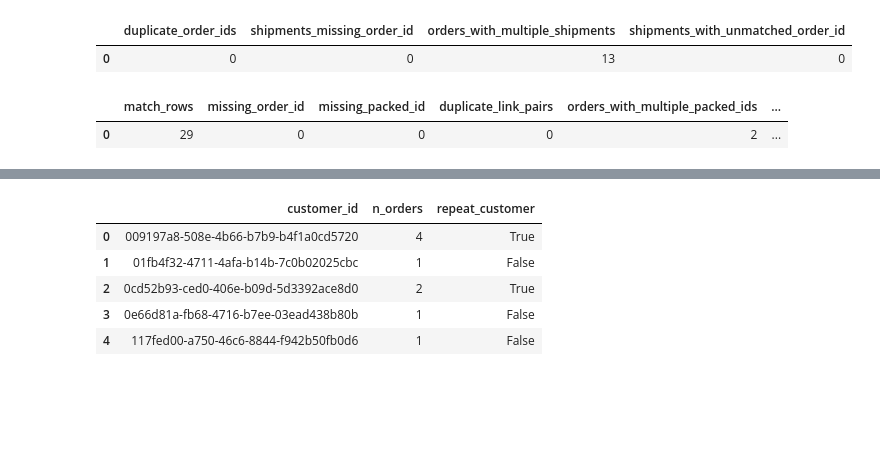
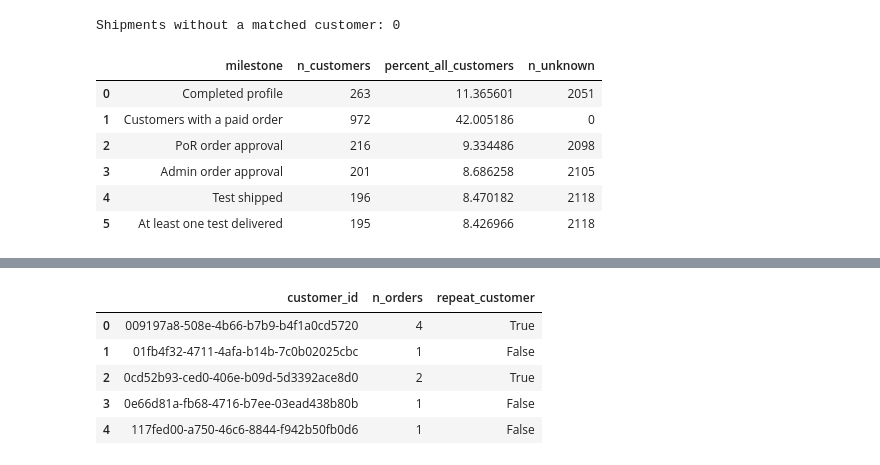
Before and after one commit to BlueMarginalist/DIIG-F26-Adyn, a Jupyter notebook: morgan/package.ipynb, the cells around one changed output, grey strips where cells are left out. Cells and saved outputs as stored; diff of their text form; code cells hidden in the pictures; blank space fills up the shorter version.

```diff
--- a/morgan/package.ipynb
+++ b/morgan/package.ipynb
@@ -797,15 +1319,59 @@ def repeat_order_summary(
+# %%
+
+
+order_customers = orders[["id", "customer_id"]].rename(
+    columns={"id": "order_id"}
+)
+
+shipments_with_customers = shipments.merge(
+    order_customers,
+    on="order_id",
+    how="left",
+    validate="many_to_one",  # Multiple shipments can belong to one order.
+)
+
+# Check that each shipment successfully linked to a customer.
+print(
+    "Shipments without a matched customer:",
+    shipments_with_customers["customer_id"].isna().sum(),
+)
+# %% [output]
+Shipments without a matched customer: 0
 # %%
-
-rx_orders = load_dataframe("RxOrders", conn)
-rx_written = load_dataframe("RxWritten", conn)
-rx_shipments = load_dataframe("RxShipments", conn)
-rx_packed = load_dataframe("RxPacked", conn)
-rx_matches = load_dataframe("RxMatches", conn)
+# Example for timestamps: True if an event date is recorded.
+shipment_flags = prepare_customer_flags(
+    shipments_with_customers,
+    conditions={
+        "test_shipped": lambda d: d["date_shipped"].notna(),
+        "test_delivered": lambda d: d["delivered_to_customer_date"].notna(),
+        # CHANGE both date column names.
+        # Filter to TEST shipments first if this table also contains Rx shipments.
+    },
+)
-# %%
-display(check_order_shipment_links(rx_orders, rx_shipments))
-display(check_cost_links(rx_orders, rx_packed, rx_matches))
-# %% [output]
-|  | duplicate_order_ids | shipments_missing_order_id | orders_with_multiple_shipments | shipments_with_unmatched_order_id |
-| 0 | 0 | 0 | 13 | 0 |
-|  | match_rows | missing_order_id | missing_packed_id | duplicate_link_pairs | orders_with_multiple_packed_ids | ... |
-| 0 | 29 | 0 | 0 | 0 | 2 | ... |
+# %%
+profile_data = profile_data.merge(
+    shipment_flags,
+    on="customer_id",
+    how="left",
+    validate="one_to_one",
+)
+
+milestones.update({
+    "test_shipped": "Test shipped",
+    "test_delivered": "At least one test delivered",
+})
+
+summary = customer_progress_summary(
+    customers=profile_data,
+    milestones=milestones,
+)
+
+display(summary)
+# %% [output]
+|  | milestone | n_customers | percent_all_customers | n_unknown |
+| 0 | Completed profile | 263 | 11.365601 | 2051 |
+| 1 | Customers with a paid order | 972 | 42.005186 | 0 |
+| 2 | PoR order approval | 216 | 9.334486 | 2098 |
+| 3 | Admin order approval | 201 | 8.686258 | 2105 |
+| 4 | Test shipped | 196 | 8.470182 | 2118 |
+| 5 | At least one test delivered | 195 | 8.426966 | 2118 |
```
Also changed, not shown: parts of 20 cells of this notebook, 5 other files.
